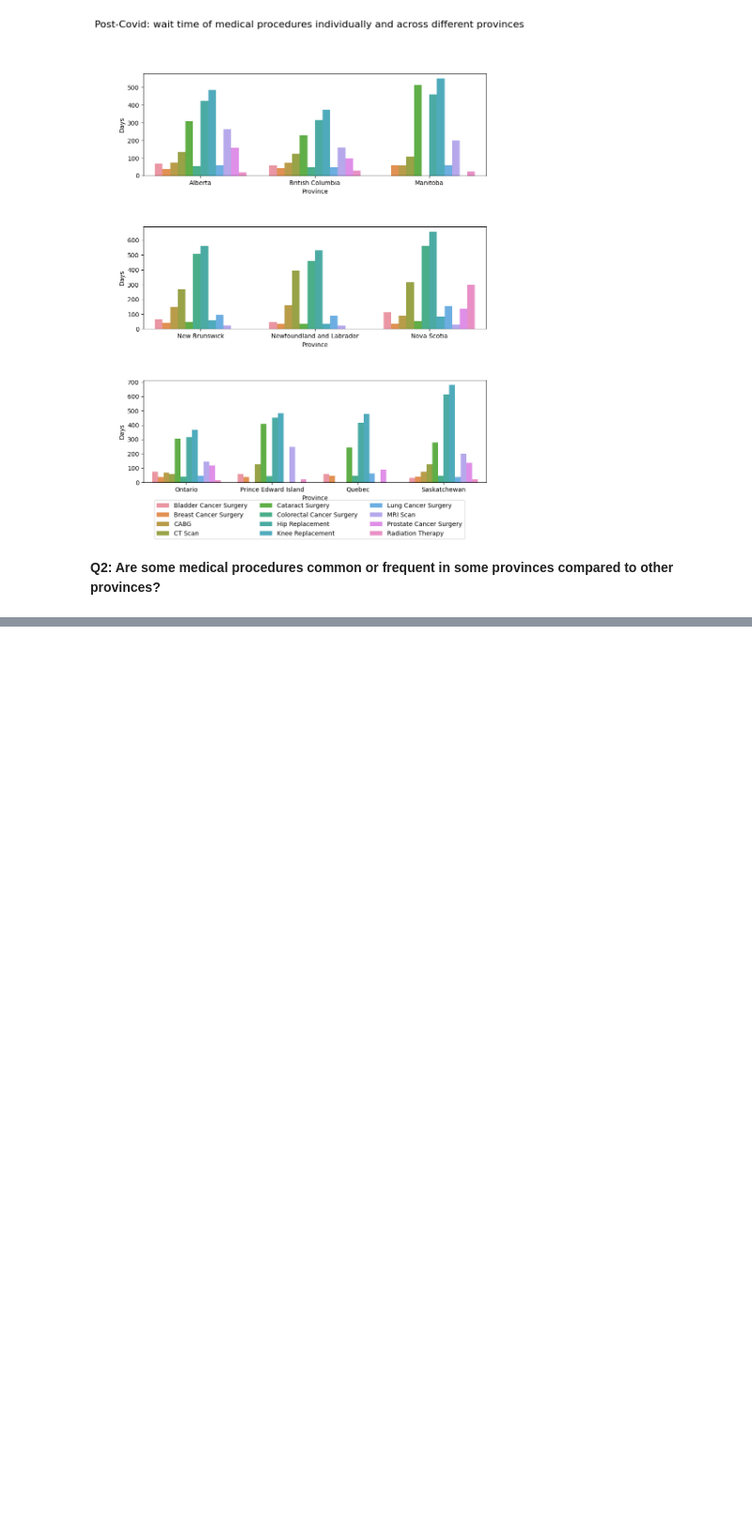
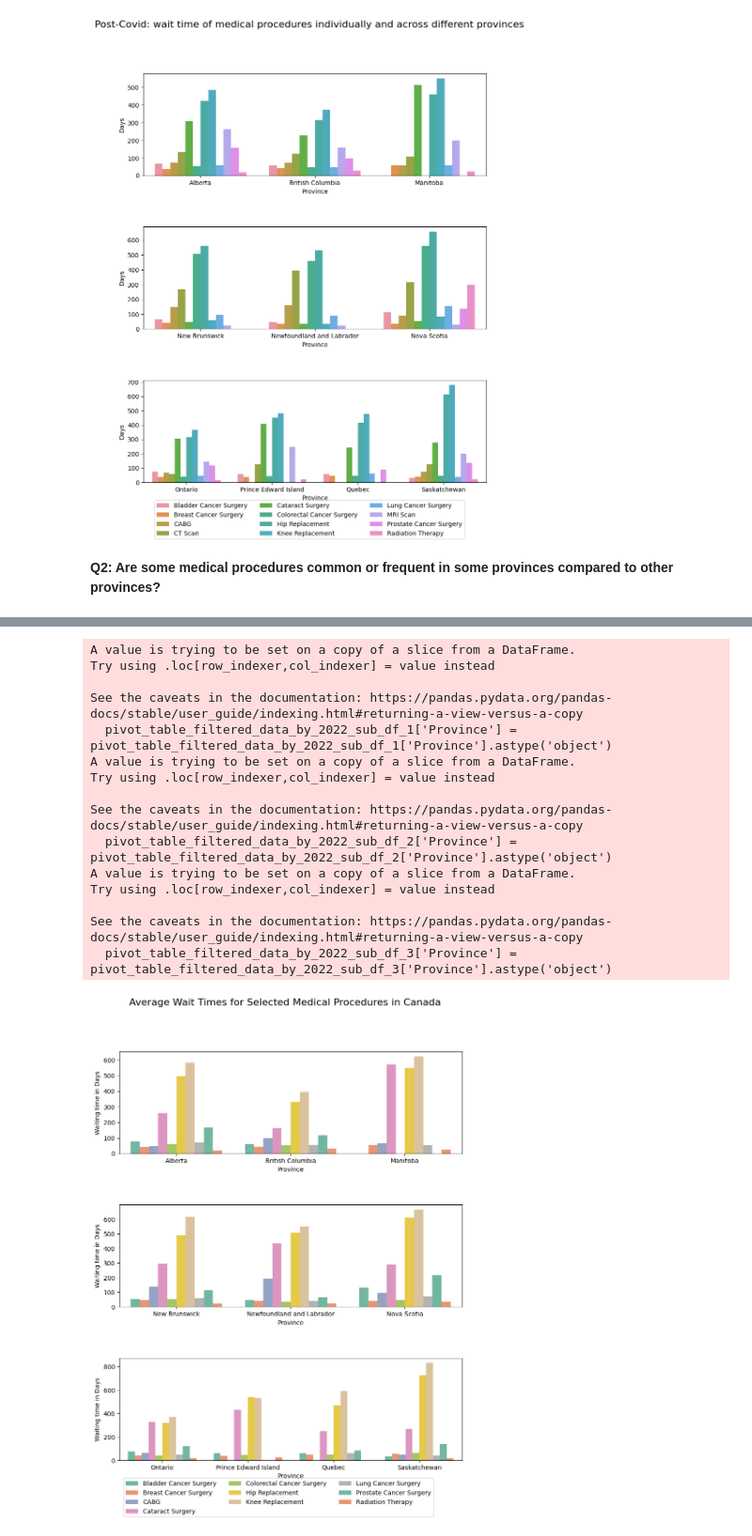
Before and after one commit to Aartizikre150/waiting-time-for-surgery-in-Canada, a Jupyter notebook: DAB_103_Project.ipynb, the cells around one changed output, grey strips where cells are left out. Shown at 94% size. Saved outputs shown, nothing was run; the diff lists cells and outputs as text; code cells hidden in the pictures; blank space fills up the shorter version.

```diff
--- a/DAB_103_Project.ipynb
+++ b/DAB_103_Project.ipynb
@@ -448,0 +496,61 @@ plt.show()
+# %%
+from matplotlib import legend
+# create subplots with a grid of 3 rows and 1 column
+fig, axes = plt.subplots(nrows=3, ncols=1, figsize=(10, 12))
+
+# define a palette of 8 colors using the HUSL color space
+palette = sns.color_palette("Set2")
+
+# Sub divide the dataframe
+pivot_table_filtered_data_by_2022_sub_df_1 = pivot_table_filtered_data_by_2022[pivot_table_filtered_data_by_2022['Province'].isin(['Alberta', 'British Columbia', 'Manitoba'])]
+pivot_table_filtered_data_by_2022_sub_df_2 = pivot_table_filtered_data_by_2022[pivot_table_filtered_data_by_2022['Province'].isin(['New Brunswick', 'Newfoundland and Labrador', 'Nova Scotia'])]
+pivot_table_filtered_data_by_2022_sub_df_3 = pivot_table_filtered_data_by_2022[pivot_table_filtered_data_by_2022['Province'].isin(['Ontario', 'Prince Edward Island', 'Quebec','Saskatchewan'])]
+
+# Convert categorical datatype to object
+pivot_table_filtered_data_by_2022_sub_df_1['Province'] = pivot_table_filtered_data_by_2022_sub_df_1['Province'].astype('object')
+pivot_table_filtered_data_by_2022_sub_df_2['Province'] = pivot_table_filtered_data_by_2022_sub_df_2['Province'].astype('object')
+pivot_table_filtered_data_by_2022_sub_df_3['Province'] = pivot_table_filtered_data_by_2022_sub_df_3['Province'].astype('object')
+
+# create barplots for each sub-dataframe in each subplot
+sns.barplot(data = pivot_table_filtered_data_by_2022_sub_df_1, x = 'Province', y = 'averageOfIndicator', hue = 'Indicator', palette=palette, ax=axes[0])
+sns.barplot(data = pivot_table_filtered_data_by_2022_sub_df_2, x = 'Province', y = 'averageOfIndicator', hue = 'Indicator', palette=palette, ax=axes[1])
+sns.barplot(data = pivot_table_filtered_data_by_2022_sub_df_3, x = 'Province', y = 'averageOfIndicator', hue = 'Indicator', palette=palette, ax=axes[2])
+
+# Add a common title to all subplots
+fig.suptitle('Average Wait Times for Selected Medical Procedures in Canada', fontsize=16)
+
+# set y-axis label for each subplot
+axes[0].set_ylabel('Waiting time in Days')
+axes[1].set_ylabel('Waiting time in Days')
+axes[2].set_ylabel('Waiting time in Days')
+
+# remove the legends from all subgraph
+for ax in axes:
+    ax.legend([],[], frameon=False)
+
+#plt.legend(title="Smoker", loc="upper left", labels=["No", "Yes"])
+fig.subplots_adjust(hspace=0.5)
+
+# Add a common legend to all subplots
+handles, labels = axes[0].get_legend_handles_labels()
+fig.legend(handles, labels, loc='lower center', ncol=3)
+
+# display the plot
+plt.show()
+# %% [output]
+A value is trying to be set on a copy of a slice from a DataFrame.
+Try using .loc[row_indexer,col_indexer] = value instead
+
+See the caveats in the documentation: https://pandas.pydata.org/pandas-docs/stable/user_guide/indexing.html#returning-a-view-versus-a-copy
+  pivot_table_filtered_data_by_2022_sub_df_1['Province'] = pivot_table_filtered_data_by_2022_sub_df_1['Province'].astype('object')
+A value is trying to be set on a copy of a slice from a DataFrame.
+Try using .loc[row_indexer,col_indexer] = value instead
+
+See the caveats in the documentation: https://pandas.pydata.org/pandas-docs/stable/user_guide/indexing.html#returning-a-view-versus-a-copy
+  pivot_table_filtered_data_by_2022_sub_df_2['Province'] = pivot_table_filtered_data_by_2022_sub_df_2['Province'].astype('object')
+A value is trying to be set on a copy of a slice from a DataFrame.
+Try using .loc[row_indexer,col_indexer] = value instead
+
+See the caveats in the documentation: https://pandas.pydata.org/pandas-docs/stable/user_guide/indexing.html#returning-a-view-versus-a-copy
+  pivot_table_filtered_data_by_2022_sub_df_3['Province'] = pivot_table_filtered_data_by_2022_sub_df_3['Province'].astype('object')
+[figure, added]
```
Also changed, not shown: parts of 5 cells of this notebook.
